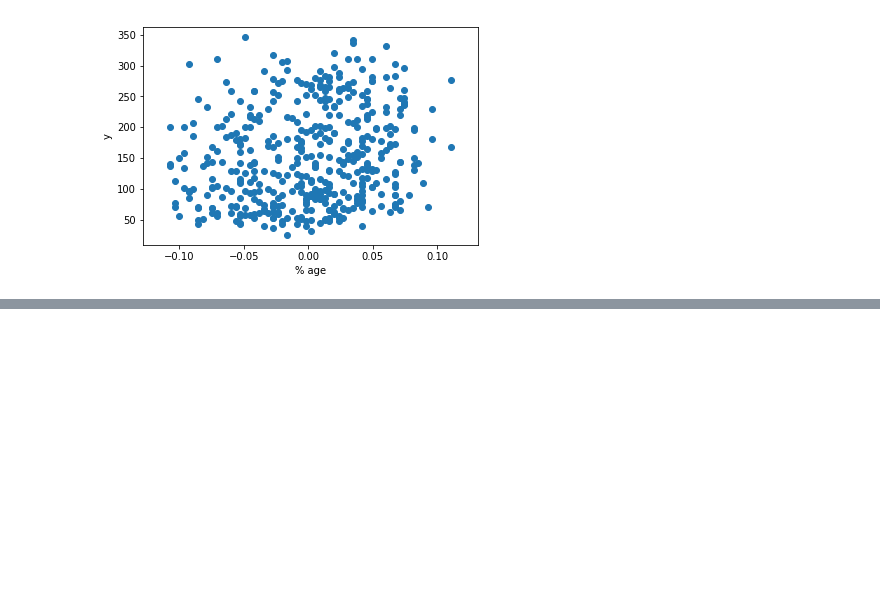
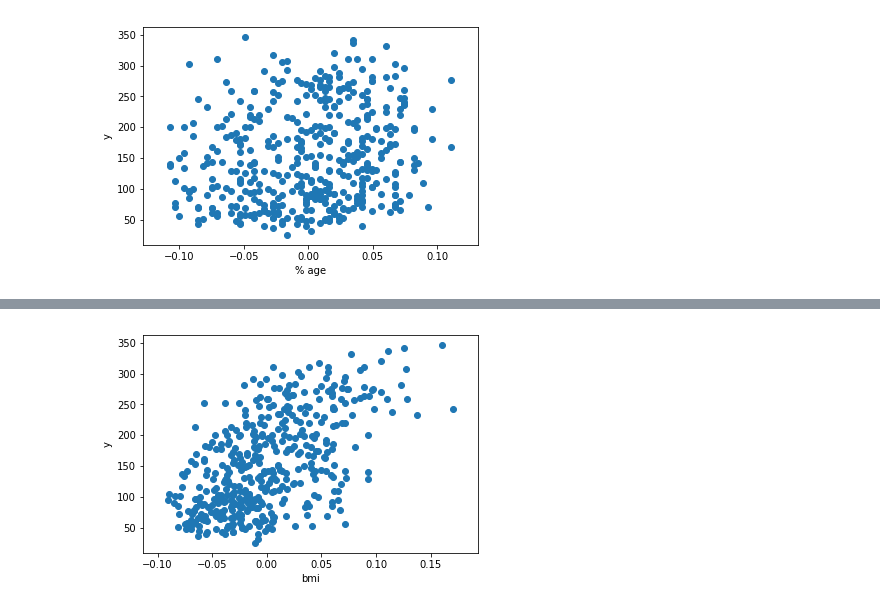
Before and after one commit to mgiovani/TopicosIC, a Jupyter notebook: Em Grupo/Atividade 4/Regressao.ipynb, the cells around one changed output, grey strips where cells are left out. Cells and saved outputs as stored; diff of their text form; code cells hidden in the pictures; blank space fills up the shorter version.

```diff
--- a/Em Grupo/Atividade 4/Regressao.ipynb
+++ b/Em Grupo/Atividade 4/Regressao.ipynb
@@ -74,0 +92,7 @@ plt.show()
+# %%
+plt.scatter(tabela.bmi, tabela.y)
+plt.xlabel('bmi')
+plt.ylabel('y')
+plt.show()
+# %% [output]
+[figure, added]
```
Also changed, not shown: parts of 3 cells of this notebook.
